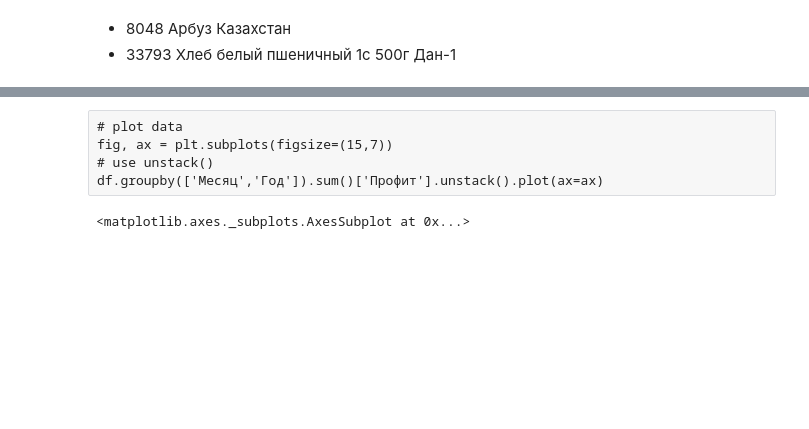
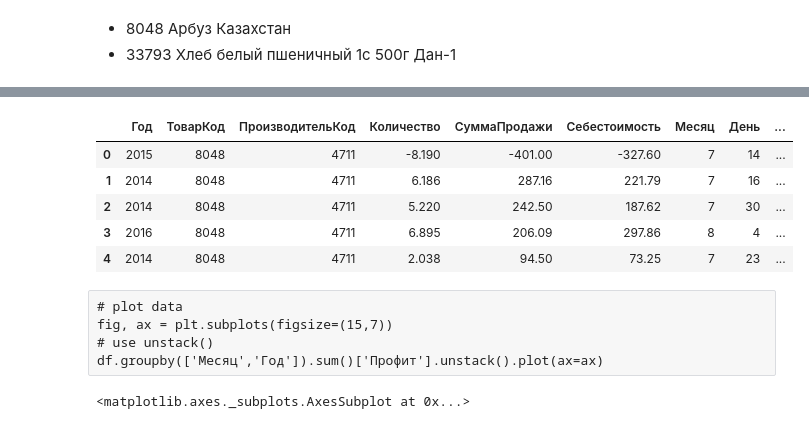
Before and after one commit to gulchitai/terver, a Jupyter notebook: Lesson8/course_project_2_0.ipynb, the cells around one changed output, grey strips where cells are left out. Cells and saved outputs as stored; diff of their text form; code cells hidden in the pictures; blank space fills up the shorter version.

```diff
--- a/Lesson8/course_project_2_0.ipynb
+++ b/Lesson8/course_project_2_0.ipynb
@@ -48,0 +49,5 @@ df.head()
+# %%
+df_weather = pd.read_csv('weather.csv',',')
+df_weather.drop('_id', axis=1, inplace=True)
+df_weather.rename(columns={'year': 'Год', 'month': 'Месяц', 'day': 'День', 'temperature': 'Температура'}, inplace=True)
+df_weather.head()
@@ -49,3 +61,13 @@ df.head()
+# %%
+df_temp = pd.merge(df, df_weather, on=['Год','Месяц','День'], how='inner')
+df_temp.head()
+# %% [output]
+|  | Год | ТоварКод | ПроизводительКод | Количество | СуммаПродажи | Себестоимость | Месяц | День | ... |
+| 0 | 2015 | 8048 | 4711 | -8.190 | -401.00 | -327.60 | 7 | 14 | ... |
+| 1 | 2014 | 8048 | 4711 | 6.186 | 287.16 | 221.79 | 7 | 16 | ... |
+| 2 | 2014 | 8048 | 4711 | 5.220 | 242.50 | 187.62 | 7 | 30 | ... |
+| 3 | 2016 | 8048 | 4711 | 6.895 | 206.09 | 297.86 | 8 | 4 | ... |
+| 4 | 2014 | 8048 | 4711 | 2.038 | 94.50 | 73.25 | 7 | 23 | ... |
 # %% [raw]
 # plot data
 fig, ax = plt.subplots(figsize=(15,7))
```
Also changed, not shown: parts of 4 cells of this notebook, 1 other file.
